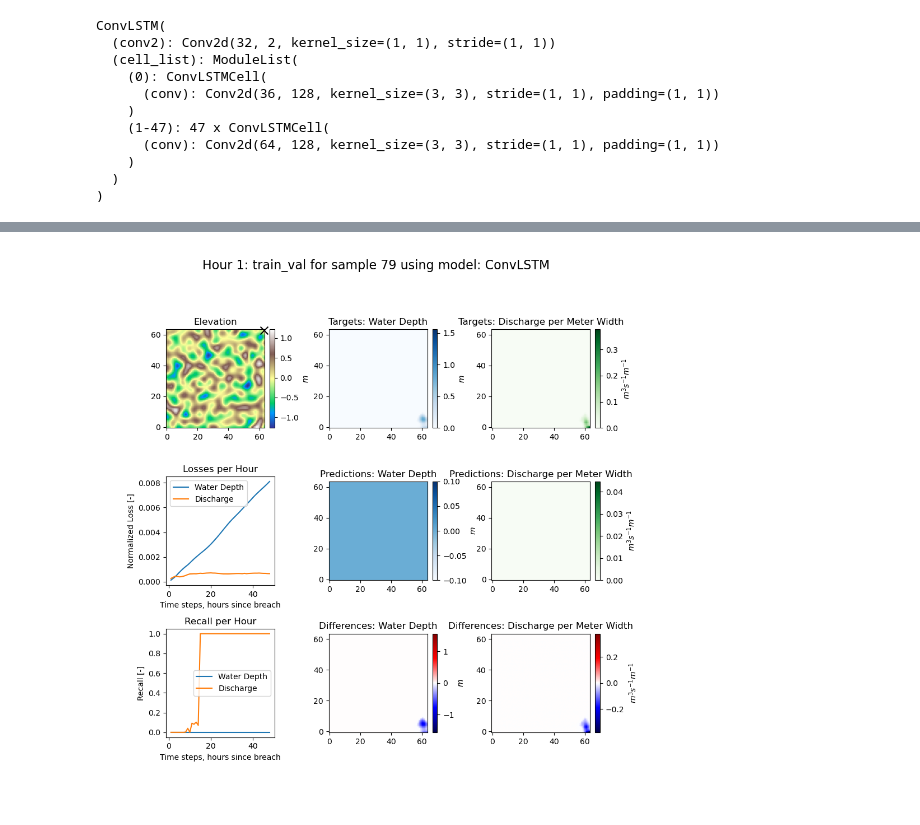
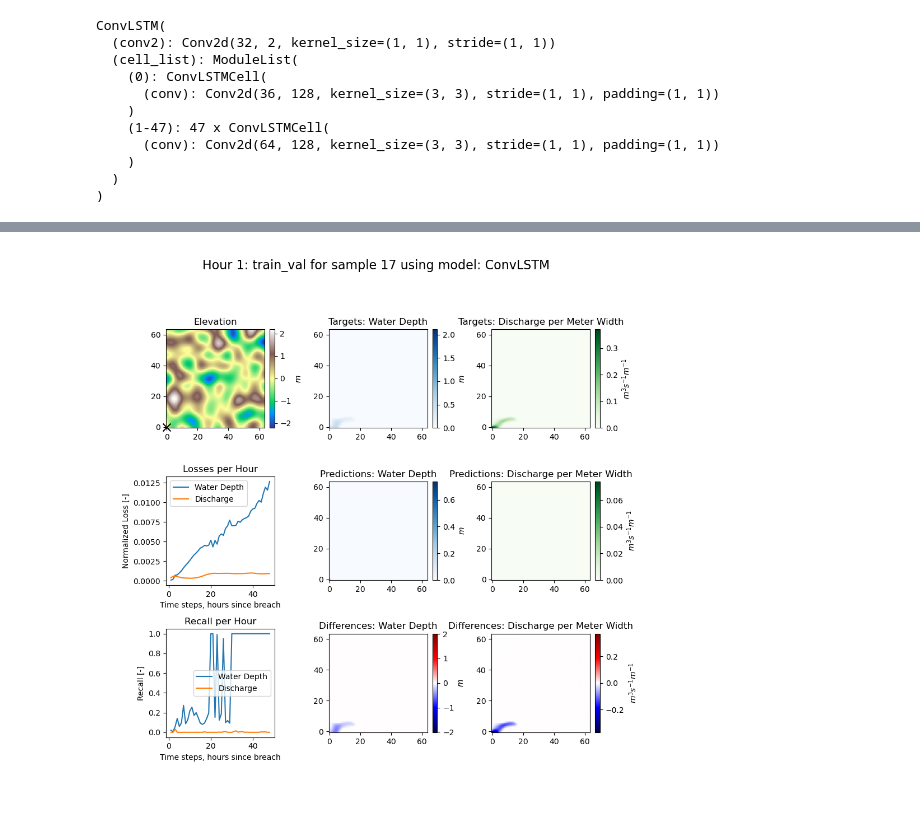
Before and after one commit to antoniomagherini99/FLOOD_group2, a Jupyter notebook: models/ConvLSTM_model/test_augmentation.ipynb, the cells around one changed output, grey strips where cells are left out. Cells and saved outputs as stored; diff of their text form; code cells hidden in the pictures.

```diff
--- a/models/ConvLSTM_model/test_augmentation.ipynb
+++ b/models/ConvLSTM_model/test_augmentation.ipynb
@@ -238,7 +235,7 @@ plot_losses(train_losses, val_losses, 'ConvLSTM (+ Augmentation) ')
 # %%
-plot_animation(79, normalized_train_dataset, model, train_val,
+plot_animation(17, normalized_train_dataset, model, train_val,
                scaler_x, scaler_wd, scaler_q, device = device, save = False)
 # %% [output]
-[figure, old version]
+[figure, new version]
 # %%
 normalized_train_dataset[0][1].shape
```
Also changed, not shown: parts of 4 cells of this notebook.
